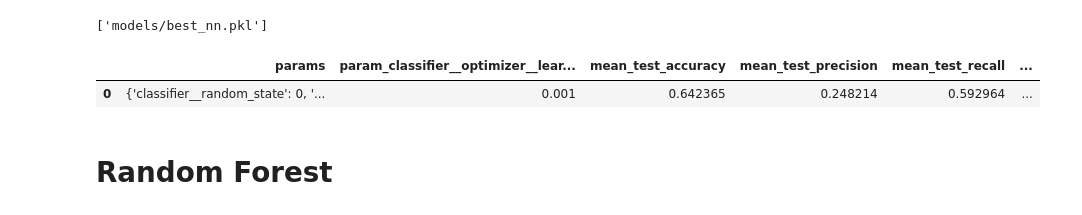
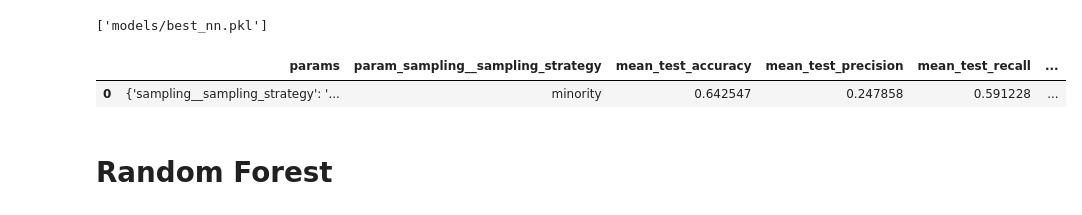
Before and after one commit to DiVitoTommaso/Cyclists-Races_Data-Mining, a Jupyter notebook: Supervised Learning.ipynb, the cells around one changed output. Cells and saved outputs as stored; diff of their text form; code cells hidden in the pictures.

Commit message:
finished classification

```diff
--- a/Supervised Learning.ipynb
+++ b/Supervised Learning.ipynb
@@ -221,0 +313,24 @@ test_set.to_csv(DATASET_DIR + "test_set.csv", index=False)
+# %%
+# evaluate on test set
+dummy_positive.fit(X_train, y_train)
+dummy_negative.fit(X_train, y_train)
+dummy_stratified.fit(X_train, y_train)
+dummy_uniform.fit(X_train, y_train)
+
+dummy_positive_preds = dummy_positive.predict(X_test)
+dummy_negative_preds = dummy_negative.predict(X_test)
+dummy_stratified_preds = dummy_stratified.predict(X_test)
+dummy_uniform_preds = dummy_uniform.predict(X_test)
+
+print("Positive dummy classifier")
+print(fbeta_score(y_test, dummy_positive_preds, beta=0.5))
+print(classification_report(y_test, dummy_positive_preds))
+print("Negative dummy classifier")
+print(fbeta_score(y_test, dummy_negative_preds, beta=0.5))
+print(classification_report(y_test, dummy_negative_preds))
+print("Stratified dummy classifier")
+print(fbeta_score(y_test, dummy_stratified_preds, beta=0.5))
+print(classification_report(y_test, dummy_stratified_preds))
+print("Uniform dummy classifier")
+print(fbeta_score(y_test, dummy_uniform_preds, beta=0.5))
+print(classification_report(y_test, dummy_uniform_preds))
@@ -640,11 +773,14 @@ early_stopping = keras.callbacks.EarlyStopping(
 )
 
 param_grid = {
-    "classifier__epochs": [7],
+    "classifier__epochs": [5],
     "classifier__random_state": [0],
     "classifier__batch_size": [128],
     "classifier__optimizer__learning_rate": [0.001],
     "classifier__optimizer__weight_decay": [0.001],
+    "sampling__sampling_strategy": [
+        "minority",
+    ],
     # "classifier__class_weight": [
     #     {0: int(neg_class / pos_class), 1: 1},
     # ],
@@ -846,19 +1014,19 @@ cv_results.to_csv(RESULTS_DIR + OUT_NAME, index=False)
 # %%
 cv_results[
     [
         "params",
-        "param_classifier__optimizer__learning_rate",
+        "param_sampling__sampling_strategy",
         "mean_test_accuracy",
         "mean_test_precision",
         "mean_test_recall",
         "mean_test_f1",
         "mean_test_roc_auc",
         "mean_test_f0.5",
     ]
 ].sort_values("mean_test_f0.5", ascending=False)
 # %% [output]
-|  | params | param_classifier__optimizer__lear... | mean_test_accuracy | mean_test_precision | mean_test_recall | ... |
-| 0 | {'classifier__random_state': 0, '... | 0.001 | 0.642365 | 0.248214 | 0.592964 | ... |
+|  | params | param_sampling__sampling_strategy | mean_test_accuracy | mean_test_precision | mean_test_recall | ... |
+| 0 | {'sampling__sampling_strategy': '... | minority | 0.642547 | 0.247858 | 0.591228 | ... |
 # %% [markdown]
 # Random Forest
 # %%
```
Also changed, not shown: parts of 33 cells of this notebook.
